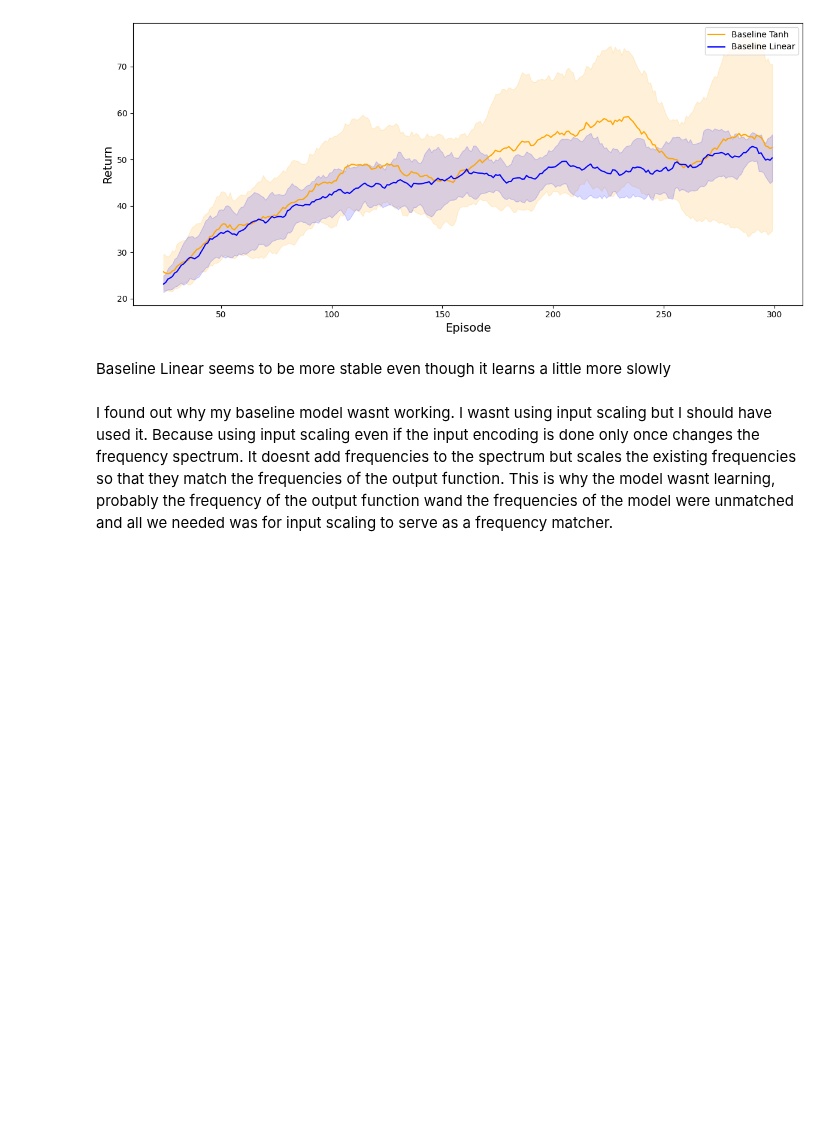
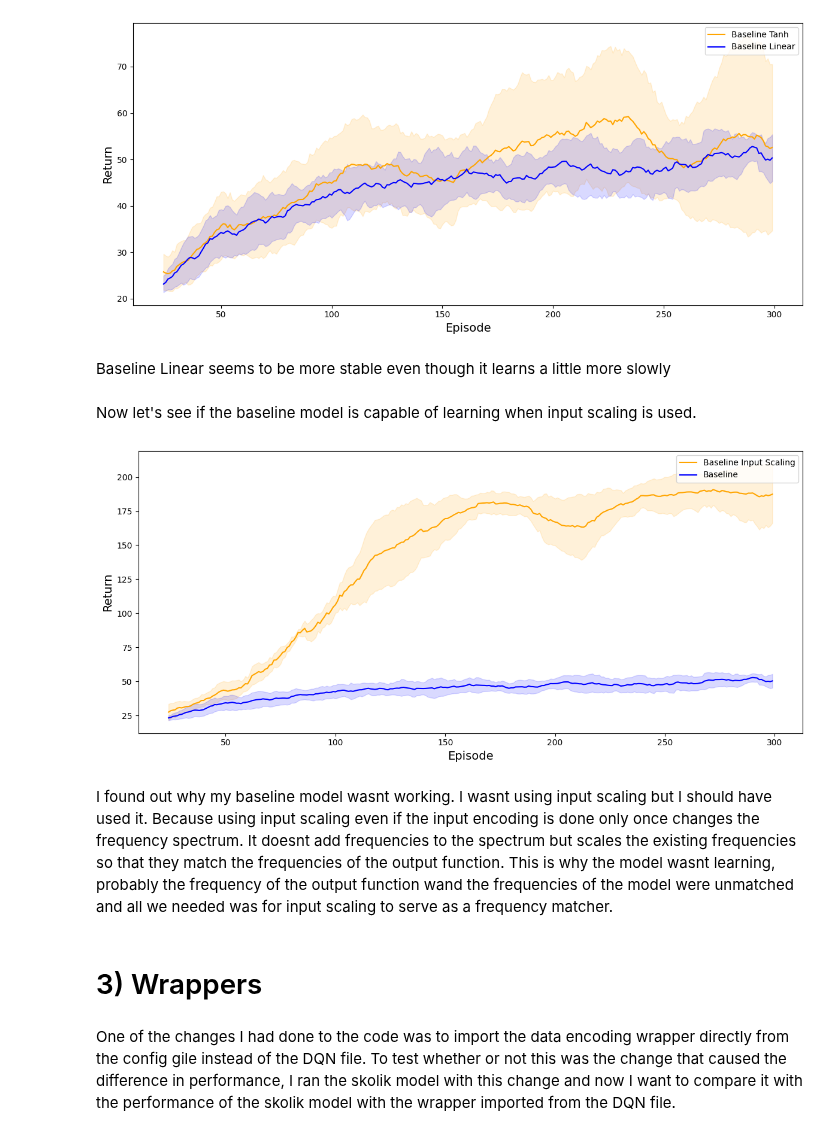
Before and after one commit to RodrigoCoelho7/VQC_Qlearning, a Jupyter notebook: data_analysis/errors.ipynb, the cells around one changed output. Saved outputs shown, nothing was run; the diff lists cells and outputs as text; code cells hidden in the pictures; blank space fills up the shorter version.

```diff
--- a/data_analysis/errors.ipynb
+++ b/data_analysis/errors.ipynb
@@ -178,5 +178,40 @@ plt.show()
 [figure]
 # %% [markdown]
 Baseline Linear seems to be more stable even though it learns a little more slowly
+# %% [markdown]
+Now let's see if the baseline model is capable of learning when input scaling is used.
+# %%
+baseline_input_scaling_path = "../../results/testing/baseline_input_scaling"
+
+baseline_input_scaling = Analysis(baseline_input_scaling_path)
+# %%
+baseline_input_scaling_return = baseline_input_scaling.get_moving_average(25)
+# %%
+baseline_input_scaling_mean = np.mean(baseline_input_scaling_return, axis=0)
+baseline_input_scaling_std = np.std(baseline_input_scaling_return, axis=0)
+
+# plot the mean of the moving averages for each agent with different colors
+fig, axs = plt.subplots(1, 1, tight_layout = True, figsize=(12, 5.5), sharey = True)
+axs.plot(baseline_input_scaling_mean, color='orange', linewidth=1.5, label='Baseline Input Scaling')
+axs.plot(means_baseline, color='blue', linewidth=1.5, label='Baseline')
+
+
+# add shaded regions for the standard deviation of the moving averages
+axs.fill_between(range(len(baseline_input_scaling_mean)), baseline_input_scaling_mean-baseline_input_scaling_std, baseline_input_scaling_mean+baseline_input_scaling_std, color='orange', alpha=0.15)
+axs.fill_between(range(len(means_baseline)), means_baseline-stds_baseline, means_baseline+stds_baseline, color='blue', alpha=0.15)
+
+# add labels and title
+axs.set_xlabel('Episode', fontsize=14)
+axs.set_ylabel('Return', fontsize=14)
+axs.legend()
+
+# show the plot
+plt.show()
+# %% [output]
+[figure, added]
 # %% [markdown]
 I found out why my baseline model wasnt working. I wasnt using input scaling but I should have used it. Because using input scaling even if the input encoding is done only once changes the frequency spectrum. It doesnt add frequencies to the spectrum but scales the existing frequencies so that they match the frequencies of the output function. This is why the model wasnt learning, probably the frequency of the output function wand the frequencies of the model were unmatched and all we needed was for input scaling to serve as a frequency matcher.
+# %% [markdown]
+# 3) Wrappers
+# %% [markdown]
+One of the changes I had done to the code was to import the data encoding wrapper directly from the config gile instead of the DQN file. To test whether or not this was the change that caused the difference in performance, I ran the skolik model with this change and now I want to compare it with the performance of the skolik model with the wrapper imported from the DQN file.
```
Also changed, not shown: parts of 8 cells of this notebook, 19 other files.
